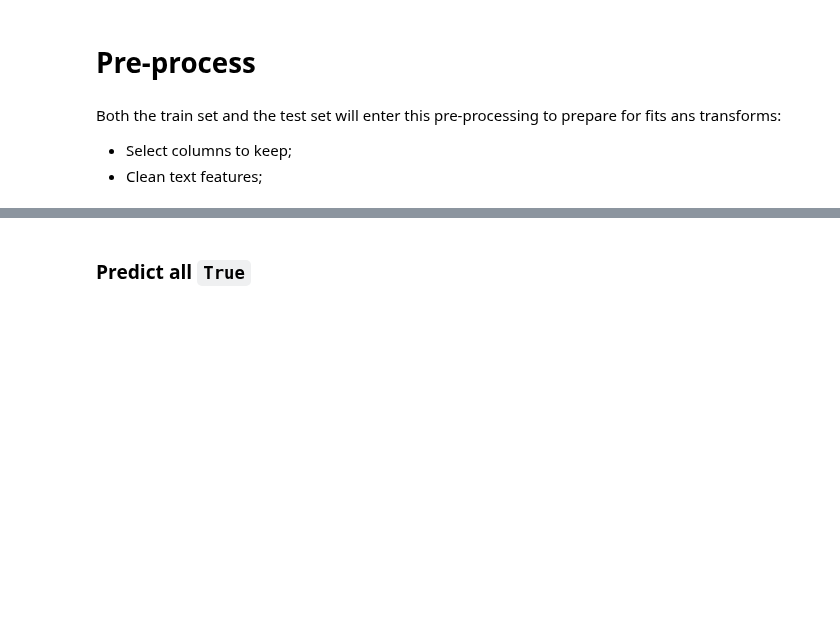
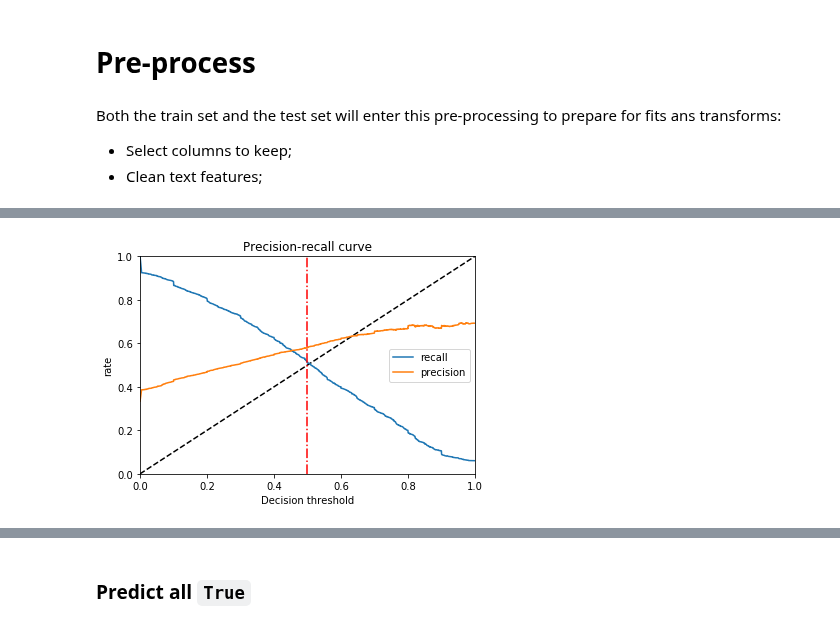
Before and after one commit to jnpicao/LDSSA-batch3-workspace, a Jupyter notebook: Capstone/classifier_workflow.ipynb, the cells around one changed output, grey strips where cells are left out. Saved outputs shown, nothing was run; the diff lists cells and outputs as text; code cells hidden in the pictures; blank space fills up the shorter version.

```diff
--- a/Capstone/classifier_workflow.ipynb
+++ b/Capstone/classifier_workflow.ipynb
@@ -238,3 +349,22 @@ plt.show()
+# %%
+plt.figure(4)
+plt.plot([0, 1], [0, 1], 'k--')
+plt.plot(thresholds_pr, recall[:-1] , label='recall')
+plt.plot(thresholds_pr, precision[:-1], label='precision')
+
+plt.axvline(x=decision_thr, color='r', linestyle='-.')
+
+plt.xlabel('Decision threshold')
+plt.ylabel('rate')
+plt.title('Precision-recall curve')
+
+plt.xlim(0, 1)
+plt.ylim(0, 1)
+
+plt.legend(loc='best')
+plt.show()
+# %% [output]
+[figure, added]
 # %%
 df_results = y_test.to_frame(name='y_true')
 df_results['y_pred'] = y_pred
```
Also changed, not shown: parts of 33 cells of this notebook.
